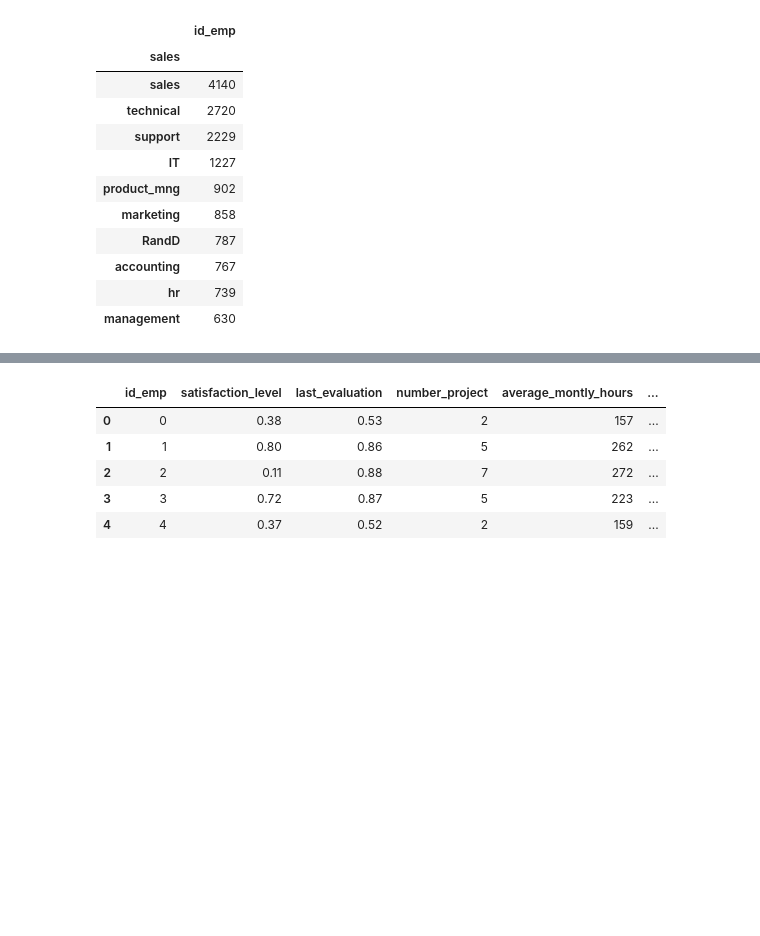
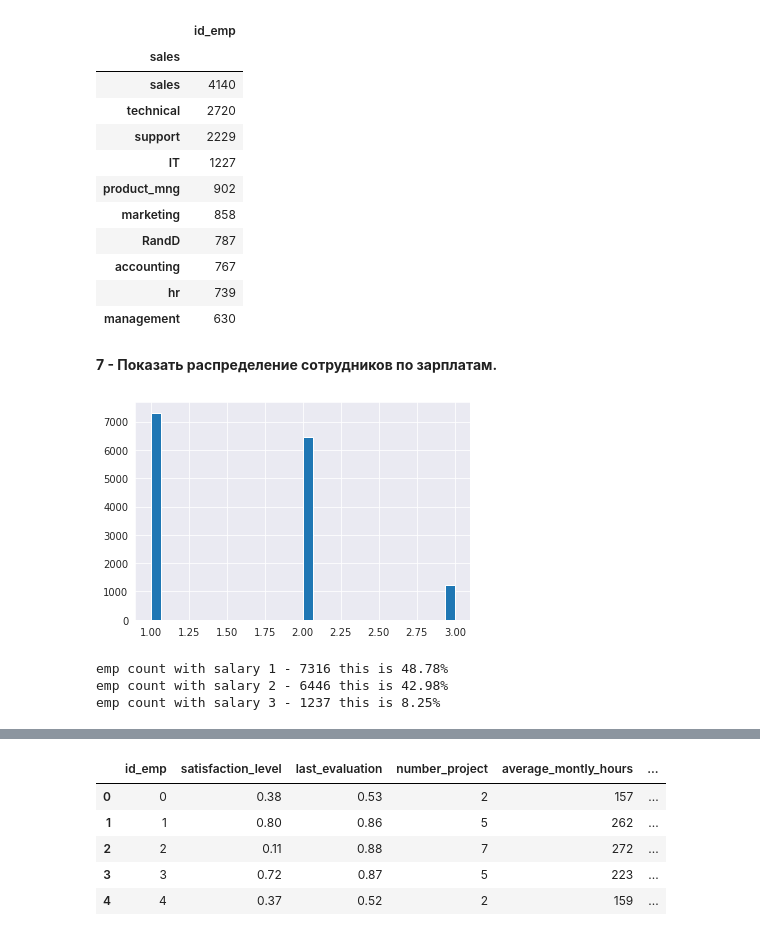
Before and after one commit to Geringer13/Netology_pyda, a Jupyter notebook: Diploma_work.ipynb, the cells around one changed output, grey strips where cells are left out. Drawn from its saved outputs; the diff is of its cells as text; code cells hidden in the pictures; blank space fills up the shorter version.

```diff
--- a/Diploma_work.ipynb
+++ b/Diploma_work.ipynb
@@ -429,3 +428,18 @@ emp_count.filter(items=['id_emp']).sort_values('id_emp', ascending=False)
 | accounting | 767 |
 | hr | 739 |
 | management | 630 |
+# %% [markdown]
+**7 - Показать распределение сотрудников по зарплатам.**
+# %%
+plt.hist(data['salary'], 30)
+plt.show()
+# %% [output]
+[figure, added]
+# %%
+print('emp count with salary 1 -', len(data[data['salary']==1]), 'this is {:.2f}%'.format(len(data[data['salary']==1])/len(data)*100))
+print('emp count with salary 2 -',len(data[data['salary']==2]), 'this is {:.2f}%'.format(len(data[data['salary']==2])/len(data)*100))
+print('emp count with salary 3 -',len(data[data['salary']==3]), 'this is {:.2f}%'.format(len(data[data['salary']==3])/len(data)*100))
+# %% [output]
+emp count with salary 1 - 7316 this is 48.78%
+emp count with salary 2 - 6446 this is 42.98%
+emp count with salary 3 - 1237 this is 8.25%
```
Also changed, not shown: parts of 30 cells of this notebook.
